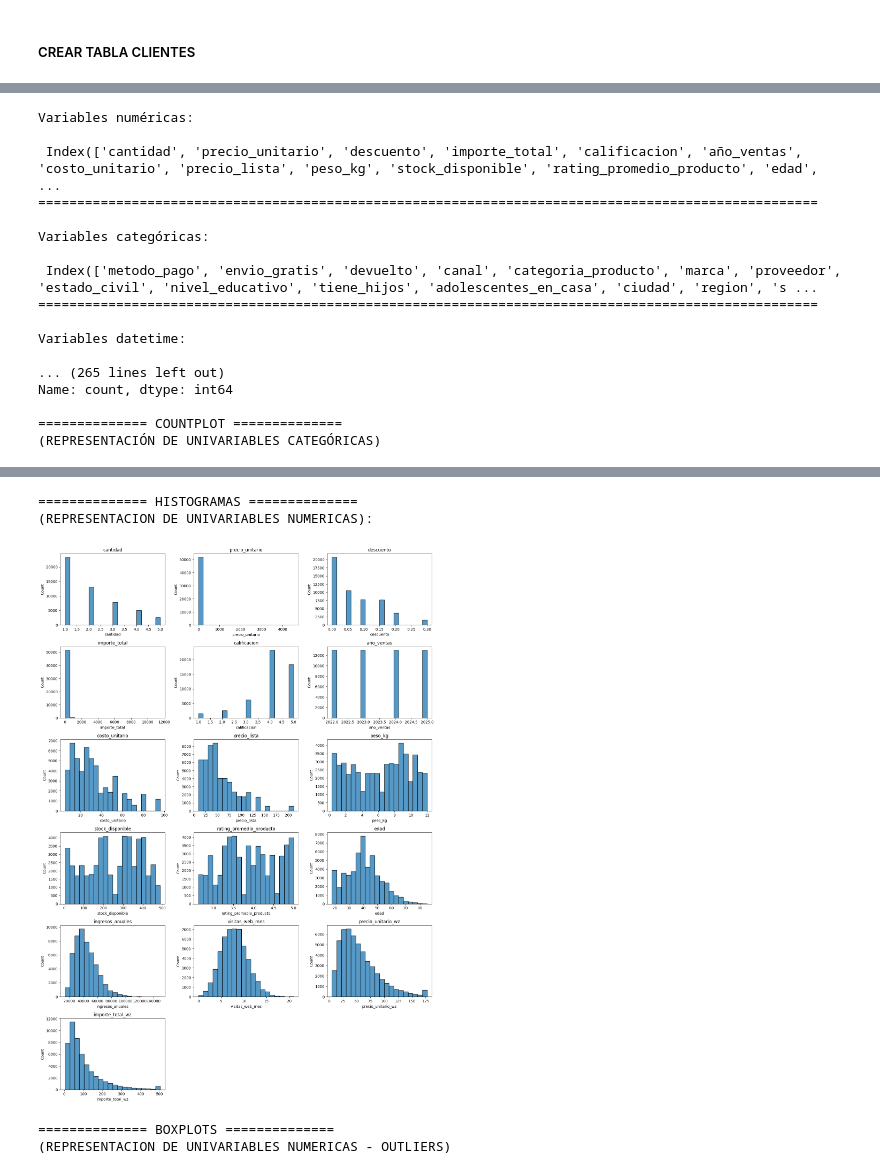
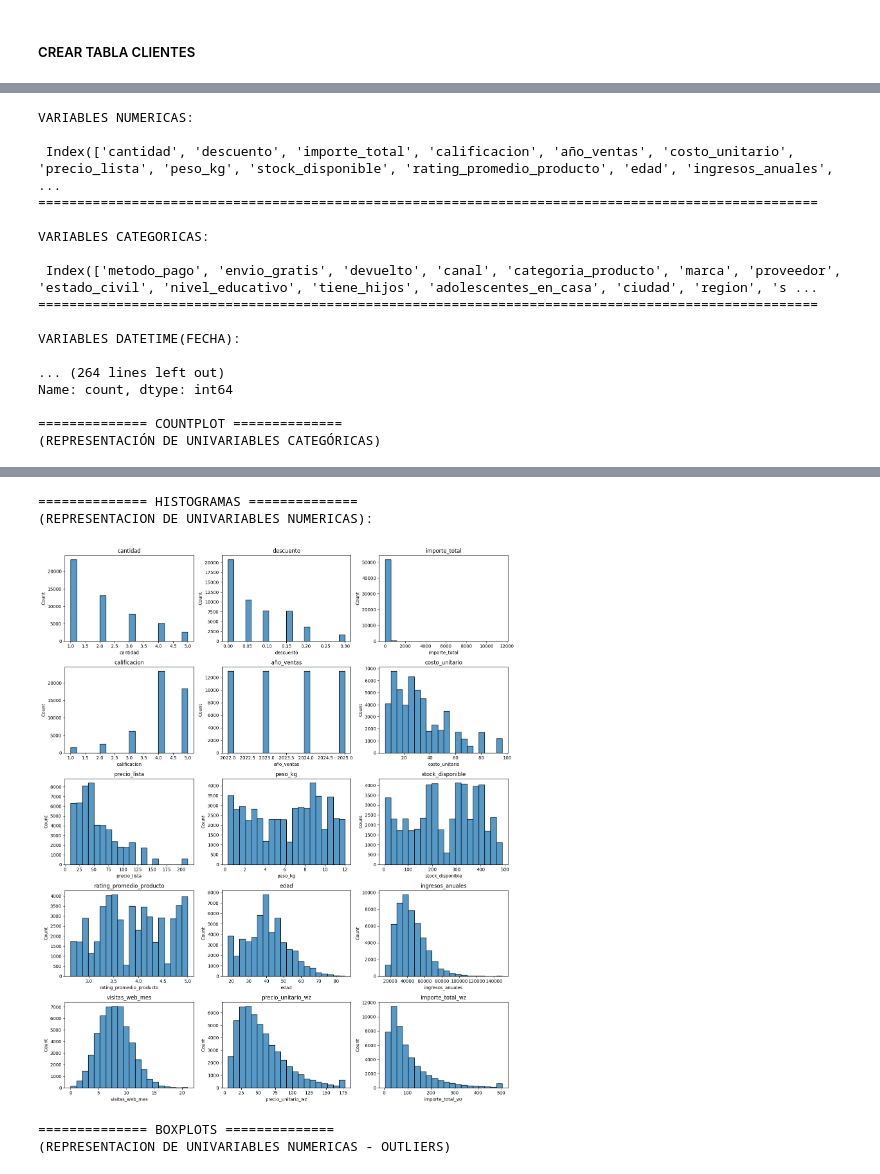
Before and after one commit to FM-Luque/4.DataProyect_Proyecto_Final, a Jupyter notebook: notebooks/03_Eda.ipynb, the cells around one changed output, grey strips where cells are left out. Cells and saved outputs as stored; diff of their text form; code cells hidden in the pictures.

```diff
--- a/notebooks/03_Eda.ipynb
+++ b/notebooks/03_Eda.ipynb
@@ -472,30 +193,30 @@ Columna id_cliente tiene demasiadas categorias: 7987
 [figure]
 # %%
 cols_excluir = ['order_id', 'id_cliente', 'product_id', 'nombre_producto',
-                 'latitude', 'longitude']
+                 'latitude', 'longitude', 'precio_unitario','importe_total ']
 # %%
-eda(df,cols_excluir=cols_excluir)
+se.eda(df,cols_excluir=cols_excluir)
 # %% [output]
-Variables numéricas:
+VARIABLES NUMERICAS:
 
- Index(['cantidad', 'precio_unitario', 'descuento', 'importe_total', 'calificacion', 'año_ventas', 'costo_unitario', 'precio_lista', 'peso_kg', 'stock_disponible', 'rating_promedio_producto', 'edad',  ...
+ Index(['cantidad', 'descuento', 'importe_total', 'calificacion', 'año_ventas', 'costo_unitario', 'precio_lista', 'peso_kg', 'stock_disponible', 'rating_promedio_producto', 'edad', 'ingresos_anuales', ...
 ====================================================================================================
 
-Variables categóricas:
+VARIABLES CATEGORICAS:
 
  Index(['metodo_pago', 'envio_gratis', 'devuelto', 'canal', 'categoria_producto', 'marca', 'proveedor', 'estado_civil', 'nivel_educativo', 'tiene_hijos', 'adolescentes_en_casa', 'ciudad', 'region', 's ...
 ====================================================================================================
 
-Variables datetime:
+VARIABLES DATETIME(FECHA):
 
-... (265 lines left out)
+... (264 lines left out)
 Name: count, dtype: int64
 
 ============== COUNTPLOT ==============
 (REPRESENTACIÓN DE UNIVARIABLES CATEGÓRICAS)
 [figure]
 ============== HISTOGRAMAS ==============
 (REPRESENTACION DE UNIVARIABLES NUMERICAS):
-[figure, old version]
+[figure, new version]
 ============== BOXPLOTS ==============
 (REPRESENTACION DE UNIVARIABLES NUMERICAS - OUTLIERS)
```
Also changed, not shown: parts of 56 cells of this notebook, 2 other files.
